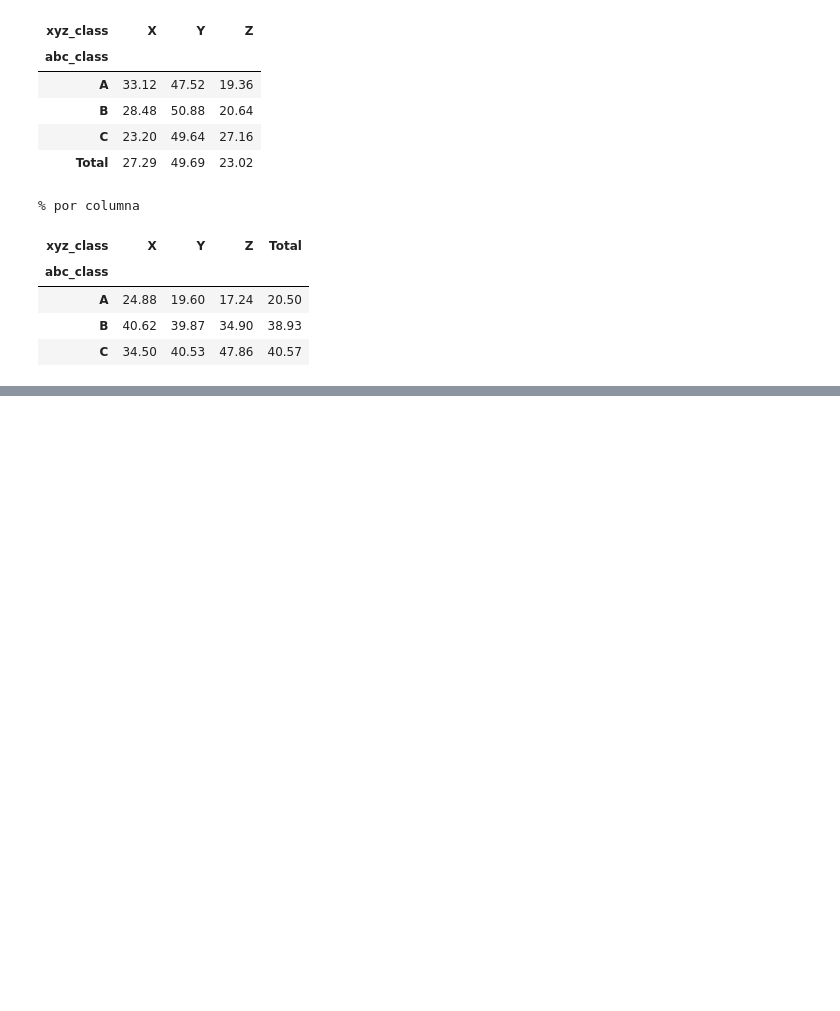
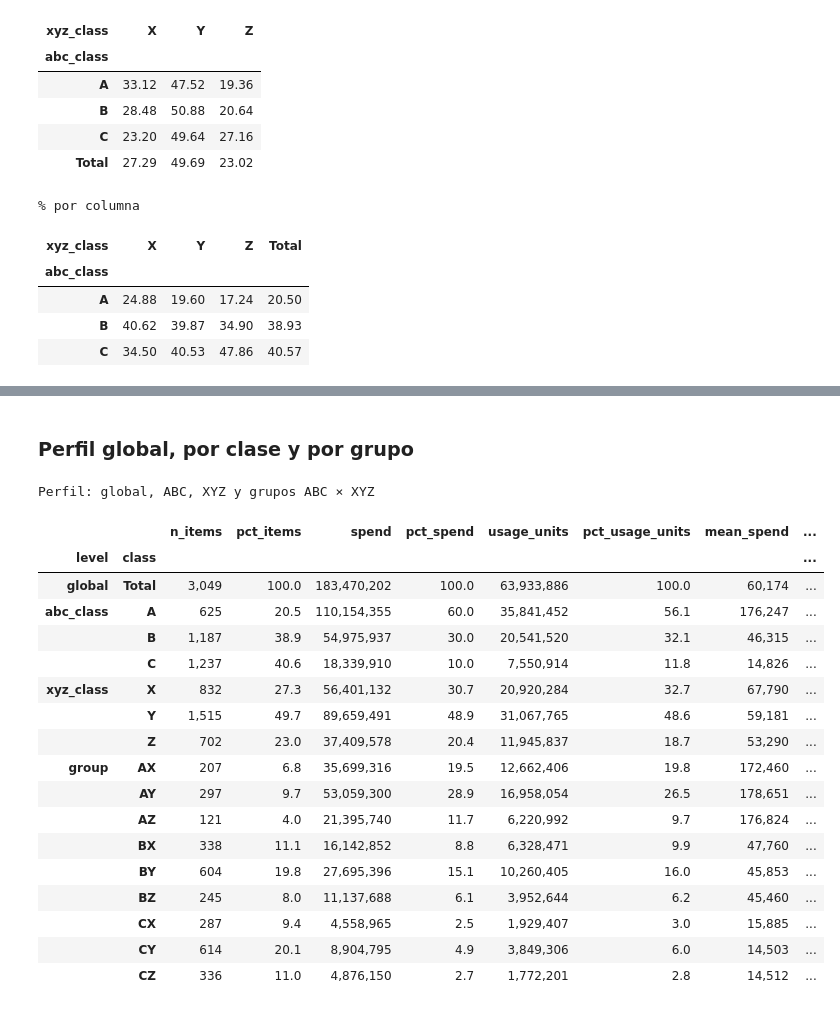
Before and after one commit to JoseSalas98/demand-forecasting-replenishment, a Jupyter notebook: notebooks/02_eda_five_years.ipynb, the cells around one changed output, grey strips where cells are left out. Saved outputs shown, nothing was run; the diff lists cells and outputs as text; code cells hidden in the pictures; blank space fills up the shorter version.

```diff
--- a/notebooks/02_eda_five_years.ipynb
+++ b/notebooks/02_eda_five_years.ipynb
@@ -746,0 +770,68 @@ display(by_col.round(2))
+# %% [markdown]
+### Perfil global, por clase y por grupo
+# %%
+def profile_by(df, by):
+    """Perfil de los artículos de `df` agrupados por `by` (columna o arreglo), sobre sus totales."""
+    out = df.groupby(by).agg(
+        n_items=("item_id", "size"),
+        spend=("spend", "sum"),
+        usage_units=("usage_units", "sum"),
+        mean_spend=("spend", "mean"),
+        median_spend=("spend", "median"),
+        median_usage_units=("usage_units", "median"),
+        mean_cv=("cv", "mean"),
+        median_cv=("cv", "median"),
+        mean_zero_share=("zero_share", "mean"),
+        median_zero_share=("zero_share", "median"),
+    )
+    out["pct_items"] = out["n_items"] / total_items * 100
+    out["pct_spend"] = out["spend"] / total_spend * 100
+    out["pct_usage_units"] = out["usage_units"] / total_usage * 100
+    return out[[
+        "n_items", "pct_items", "spend", "pct_spend", "usage_units", "pct_usage_units",
+        "mean_spend", "median_spend", "median_usage_units",
+        "mean_cv", "median_cv", "mean_zero_share", "median_zero_share",
+    ]]
+
+profile = pd.concat(
+    {
+        "global": profile_by(groups, np.repeat("Total", total_items)),
+        "abc_class": profile_by(groups, "abc_class"),
+        "xyz_class": profile_by(groups, "xyz_class"),
+        "group": profile_by(groups, "group"),
+    },
+    names=["level", "class"],
+)
+
+# Control: en cada nivel las clases reparten exactamente el total.
+for level, part in profile.groupby(level="level"):
+    assert part["n_items"].sum() == total_items, level
+    assert np.isclose(part["pct_items"].sum(), 100) and np.isclose(part["pct_spend"].sum(), 100), level
+    assert np.isclose(part["pct_usage_units"].sum(), 100), level
+assert np.isclose(profile.loc["global", "spend"].iloc[0], total_spend)
+
+fmt = {col: "{:,.1f}" for col in profile.columns}
+fmt.update({"n_items": "{:,}", "spend": "{:,.0f}", "usage_units": "{:,.0f}", "mean_spend": "{:,.0f}",
+            "median_spend": "{:,.0f}", "median_usage_units": "{:,.0f}", "mean_zero_share": "{:.3f}",
+            "median_zero_share": "{:.3f}"})
+display(profile.style.format(fmt).set_caption("Perfil: global, ABC, XYZ y grupos ABC × XYZ"))
+# %% [output]
+Perfil: global, ABC, XYZ y grupos ABC × XYZ
+|  |  | n_items | pct_items | spend | pct_spend | usage_units | pct_usage_units | mean_spend | ... |
+| level | class |  |  |  |  |  |  |  | ... |
+| global | Total | 3,049 | 100.0 | 183,470,202 | 100.0 | 63,933,886 | 100.0 | 60,174 | ... |
+| abc_class | A | 625 | 20.5 | 110,154,355 | 60.0 | 35,841,452 | 56.1 | 176,247 | ... |
+|  | B | 1,187 | 38.9 | 54,975,937 | 30.0 | 20,541,520 | 32.1 | 46,315 | ... |
+|  | C | 1,237 | 40.6 | 18,339,910 | 10.0 | 7,550,914 | 11.8 | 14,826 | ... |
+| xyz_class | X | 832 | 27.3 | 56,401,132 | 30.7 | 20,920,284 | 32.7 | 67,790 | ... |
+|  | Y | 1,515 | 49.7 | 89,659,491 | 48.9 | 31,067,765 | 48.6 | 59,181 | ... |
+|  | Z | 702 | 23.0 | 37,409,578 | 20.4 | 11,945,837 | 18.7 | 53,290 | ... |
+| group | AX | 207 | 6.8 | 35,699,316 | 19.5 | 12,662,406 | 19.8 | 172,460 | ... |
+|  | AY | 297 | 9.7 | 53,059,300 | 28.9 | 16,958,054 | 26.5 | 178,651 | ... |
+|  | AZ | 121 | 4.0 | 21,395,740 | 11.7 | 6,220,992 | 9.7 | 176,824 | ... |
+|  | BX | 338 | 11.1 | 16,142,852 | 8.8 | 6,328,471 | 9.9 | 47,760 | ... |
+|  | BY | 604 | 19.8 | 27,695,396 | 15.1 | 10,260,405 | 16.0 | 45,853 | ... |
+|  | BZ | 245 | 8.0 | 11,137,688 | 6.1 | 3,952,644 | 6.2 | 45,460 | ... |
+|  | CX | 287 | 9.4 | 4,558,965 | 2.5 | 1,929,407 | 3.0 | 15,885 | ... |
+|  | CY | 614 | 20.1 | 8,904,795 | 4.9 | 3,849,306 | 6.0 | 14,503 | ... |
+|  | CZ | 336 | 11.0 | 4,876,150 | 2.7 | 1,772,201 | 2.8 | 14,512 | ... |
```
Also changed, not shown: parts of 9 cells of this notebook.
